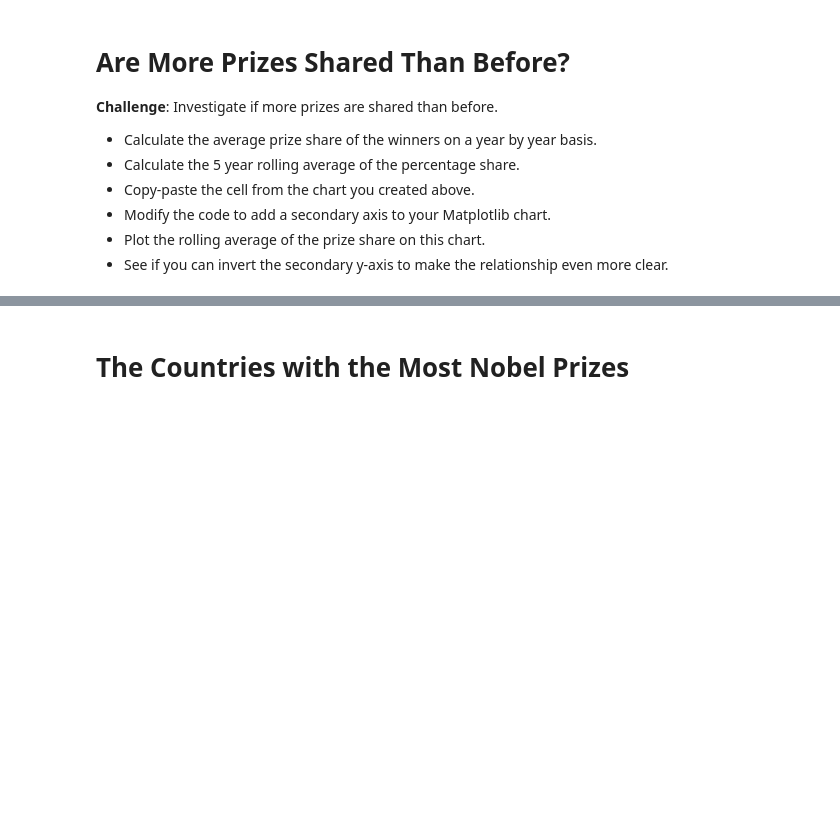
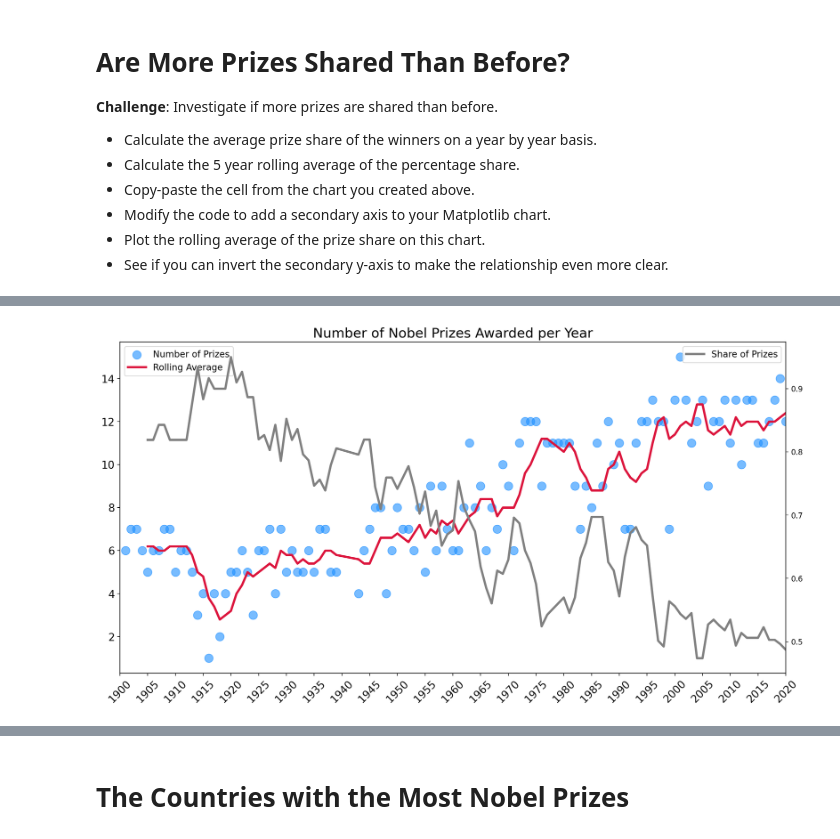
Before and after one commit to thandora/100-days-of-code-udemy, a Jupyter notebook: day-078-nobel-prize-analysis/nobel-prize-analysis.ipynb, the cells around one changed output, grey strips where cells are left out. Saved outputs shown, nothing was run; the diff lists cells and outputs as text; code cells hidden in the pictures; blank space fills up the shorter version.

```diff
--- a/day-078-nobel-prize-analysis/nobel-prize-analysis.ipynb
+++ b/day-078-nobel-prize-analysis/nobel-prize-analysis.ipynb
@@ -424,3 +495,7 @@ v_split_bar.show()
 * Modify the code to add a secondary axis to your Matplotlib chart.
 * Plot the rolling average of the prize share on this chart.
 * See if you can invert the secondary y-axis to make the relationship even more clear.
+# %%
+# C. Calculate the average prize share of the winners on a year by year basis.
+share_per_year = df_data.groupby(by="year")["share_pct"].mean()
+share_per_year
@@ -426,0 +516,4 @@ v_split_bar.show()
+# %%
+# C. Calculate the 5 year rolling average of the percentage share.
+share_roll_avg = share_per_year.rolling(window=5).mean()
+share_roll_avg
@@ -426,0 +534,47 @@ v_split_bar.show()
+# %%
+# C. Copy-paste the cell from the chart you created above.
+# Modify the code to add a secondary axis to your Matplotlib chart.
+# Plot the rolling average of the prize share on this chart.
+
+plt.figure(figsize=(16, 8), dpi=200)
+plt.title("Number of Nobel Prizes Awarded per Year", fontsize=18)
+plt.xticks(ticks=range(1900, 2021, 5), rotation=45, fontsize=14)
+plt.yticks(fontsize=14)
+
+
+ax1 = plt.gca()
+# Second y-axis
+ax2 = ax1.twinx()
+
+ax1.set_xlim(1900, 2020)
+
+scatter_plot = ax1.scatter(
+    x=prize_per_year.index,
+    y=prize_per_year.values,
+    s=125,
+    c="dodgerblue",
+    alpha=0.6,
+    label="Number of Prizes",
+)
+
+line_plot = ax1.plot(
+    prize_per_year.index,
+    prize_roll_avg.values,
+    c="crimson",
+    linewidth=3,
+    label="Rolling Average",
+)
+
+share_line_plot = ax2.plot(
+    prize_per_year.index,
+    share_roll_avg.values,
+    c="grey",
+    linewidth=3,
+    label="Share of Prizes",
+)
+
+ax1.legend(fontsize=12)
+ax2.legend(fontsize=12)
+plt.show()
+# %% [output]
+[figure, added]
```
Also changed, not shown: parts of 9 cells of this notebook.
